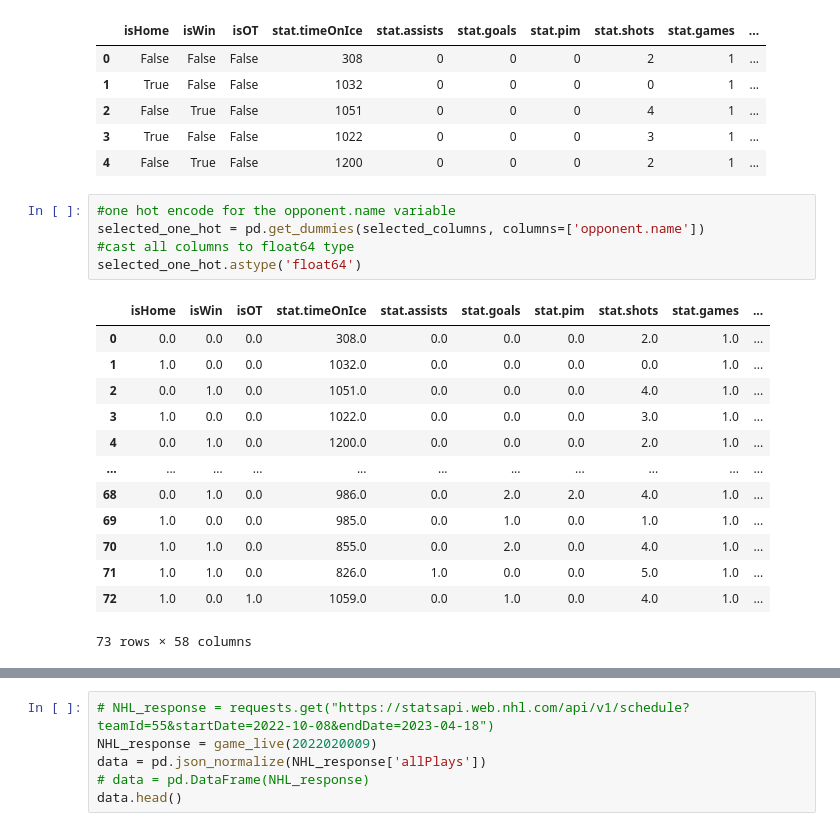
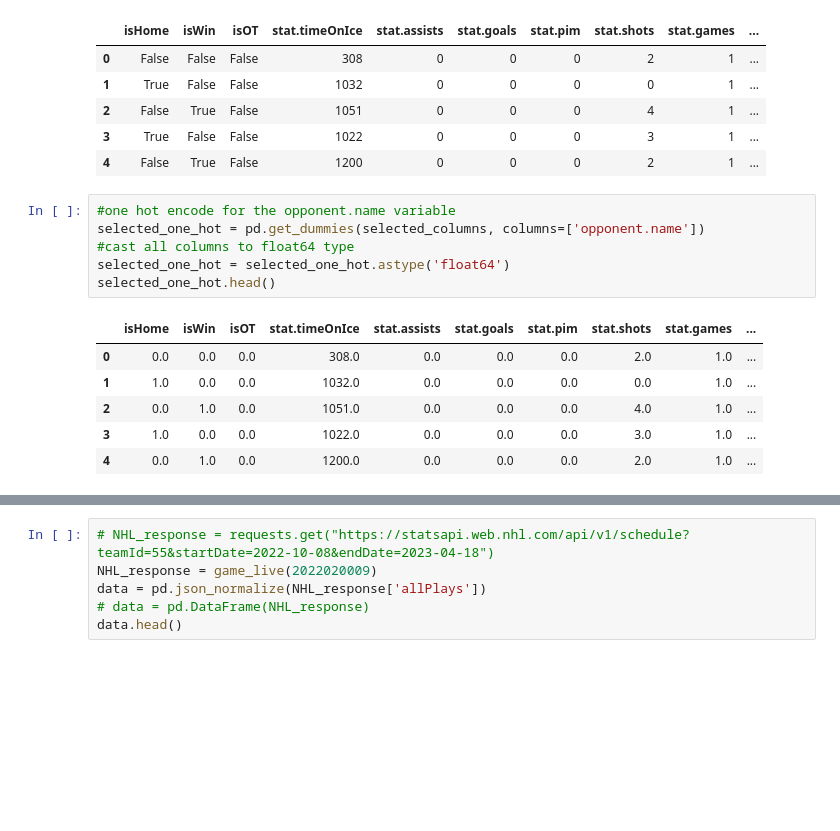
Before and after one commit to ElBennito39/fantasy_hockey_manager, a Jupyter notebook: NHL-data-exploration.ipynb, the cells around one changed output, grey strips where cells are left out. Cells and saved outputs as stored; diff of their text form; blank space fills up the shorter version.

```diff
--- a/NHL-data-exploration.ipynb
+++ b/NHL-data-exploration.ipynb
@@ -455,19 +458,13 @@ selected_columns.head()
 # %%
 #one hot encode for the opponent.name variable
 selected_one_hot = pd.get_dummies(selected_columns, columns=['opponent.name'])
 #cast all columns to float64 type
-selected_one_hot.astype('float64')
+selected_one_hot = selected_one_hot.astype('float64')
+selected_one_hot.head()
 # %% [output]
 |  | isHome | isWin | isOT | stat.timeOnIce | stat.assists | stat.goals | stat.pim | stat.shots | stat.games | ... |
 | 0 | 0.0 | 0.0 | 0.0 | 308.0 | 0.0 | 0.0 | 0.0 | 2.0 | 1.0 | ... |
 | 1 | 1.0 | 0.0 | 0.0 | 1032.0 | 0.0 | 0.0 | 0.0 | 0.0 | 1.0 | ... |
 | 2 | 0.0 | 1.0 | 0.0 | 1051.0 | 0.0 | 0.0 | 0.0 | 4.0 | 1.0 | ... |
 | 3 | 1.0 | 0.0 | 0.0 | 1022.0 | 0.0 | 0.0 | 0.0 | 3.0 | 1.0 | ... |
 | 4 | 0.0 | 1.0 | 0.0 | 1200.0 | 0.0 | 0.0 | 0.0 | 2.0 | 1.0 | ... |
-| ... | ... | ... | ... | ... | ... | ... | ... | ... | ... | ... |
-| 68 | 0.0 | 1.0 | 0.0 | 986.0 | 0.0 | 2.0 | 2.0 | 4.0 | 1.0 | ... |
-| 69 | 1.0 | 0.0 | 0.0 | 985.0 | 0.0 | 1.0 | 0.0 | 1.0 | 1.0 | ... |
-| 70 | 1.0 | 1.0 | 0.0 | 855.0 | 0.0 | 2.0 | 0.0 | 4.0 | 1.0 | ... |
-| 71 | 1.0 | 1.0 | 0.0 | 826.0 | 1.0 | 0.0 | 0.0 | 5.0 | 1.0 | ... |
-| 72 | 1.0 | 0.0 | 1.0 | 1059.0 | 0.0 | 1.0 | 0.0 | 4.0 | 1.0 | ... |
-73 rows × 58 columns
```
Also changed, not shown: parts of 24 cells of this notebook.
